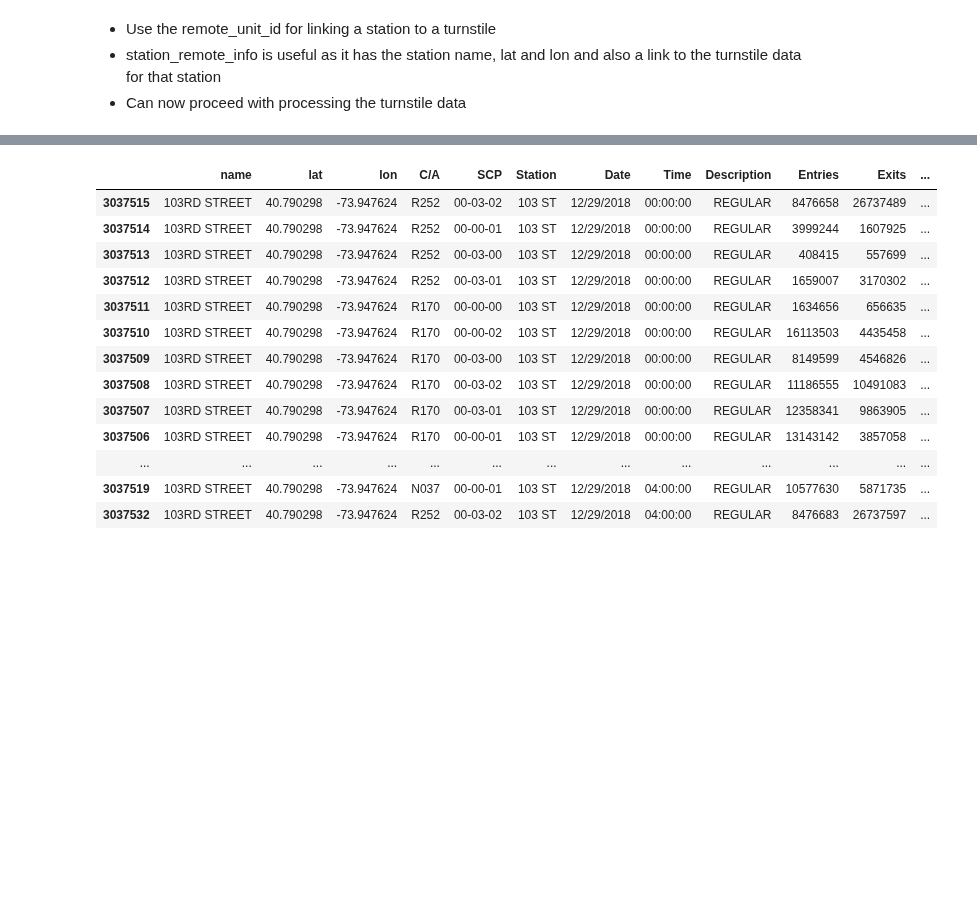
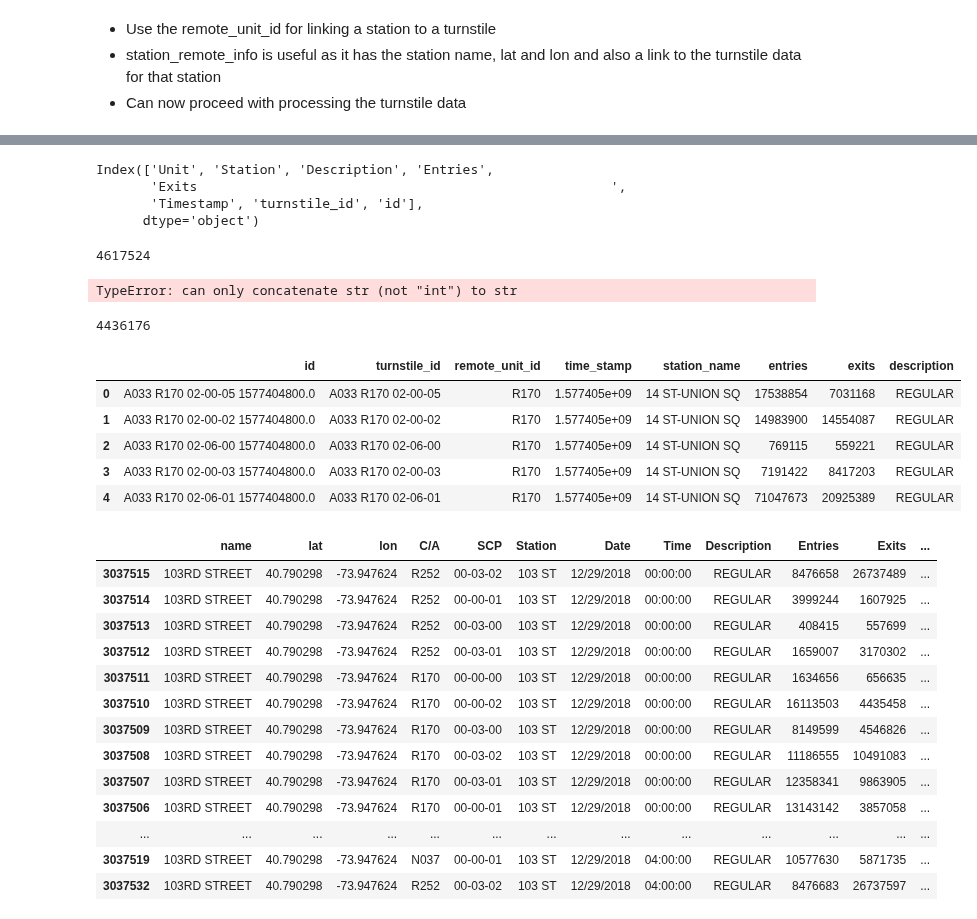
Before and after one commit to Fei117117/NYSeeNow, a Jupyter notebook: NYSeeNow-ML/SubwayData/subway.ipynb, the cells around one changed output, grey strips where cells are left out. Cells and saved outputs as stored; diff of their text form; code cells hidden in the pictures; blank space fills up the shorter version.

```diff
--- a/NYSeeNow-ML/SubwayData/subway.ipynb
+++ b/NYSeeNow-ML/SubwayData/subway.ipynb
@@ -662,3 +254,54 @@ man_turn_data.head(20)
+# %%
+turnstile_data_man.columns
+# %% [output]
+Index(['Unit', 'Station', 'Description', 'Entries',
+       'Exits                                                     ',
+       'Timestamp', 'turnstile_id', 'id'],
+      dtype='object')
+# %%
+#re-orient the columns
+#1st will be id, 2nd turnstile id, then unit, timestamp, station, entires,exits and description
+new_order = ['id', 'turnstile_id', 'Unit', 'Timestamp', 'Station', 'Entries', 'Exits                                                     ', 'Description']
+turnstile_data_man = turnstile_data_man[new_order]
+# %%
+#re-name the columns:
+turnstile_data_man.rename(columns={'Unit':'remote_unit_id', 'Timestamp':'time_stamp','Station':'station_name', 'Entries':'entries', 'Exits                                                     ':'exits', 'Description':'description'}, inplace=True)
+len(turnstile_data_man)
+# %% [output]
+4617524
+# %%
+#check for duplicate ids, Nan and other possible error values
+#count duplicates:
+# is it possible that entry and exit values differ for the duplicate id?
+#create a new column
+turnstile_data_man['check_dup']=turnstile_data_man['id']+' '+turnstile_data_man['entries'].astypee+' '+turnstile_data_man['exits']
+
+duplicate_count = turnstile_data_man['id'].duplicated().sum()
+print("Number of duplicates in 'id' column:", duplicate_count)
+dup_count = turnstile_data_man['check_dup'].duplicated().sum()
+print("Number of duplicates in check_dup column:", dup_count)
+nan_count=turnstile_data_man.isnull().sum()
+print("Number of null values in all columns:\n", nan_count)
+# count the number of times "RECOVR AUD" appears in the description column
+r_aud=turnstile_data_man['description'].str.contains('RECOVR AUD').sum()
+print("Number of times 'RECOVR AUD' appears in the description column:", r_aud)
+# %% [output]
+TypeError: can only concatenate str (not "int") to str
+# %%
+
+turnstile_data_man.drop_duplicates(subset='id', inplace=True)
+len(turnstile_data_man)
+# %% [output]
+4436176
+# %%
+turnstile_data_man.head()
+# %% [output]
+|  | id | turnstile_id | remote_unit_id | time_stamp | station_name | entries | exits | description |
+| 0 | A033 R170 02-00-05 1577404800.0 | A033 R170 02-00-05 | R170 | 1.577405e+09 | 14 ST-UNION SQ | 17538854 | 7031168 | REGULAR |
+| 1 | A033 R170 02-00-02 1577404800.0 | A033 R170 02-00-02 | R170 | 1.577405e+09 | 14 ST-UNION SQ | 14983900 | 14554087 | REGULAR |
+| 2 | A033 R170 02-06-00 1577404800.0 | A033 R170 02-06-00 | R170 | 1.577405e+09 | 14 ST-UNION SQ | 769115 | 559221 | REGULAR |
+| 3 | A033 R170 02-00-03 1577404800.0 | A033 R170 02-00-03 | R170 | 1.577405e+09 | 14 ST-UNION SQ | 7191422 | 8417203 | REGULAR |
+| 4 | A033 R170 02-06-01 1577404800.0 | A033 R170 02-06-01 | R170 | 1.577405e+09 | 14 ST-UNION SQ | 71047673 | 20925389 | REGULAR |
 # %%
 #now order by unix timestamp and the name in alphabetical order
 
```
Also changed, not shown: parts of 45 cells of this notebook, 2 other files.
